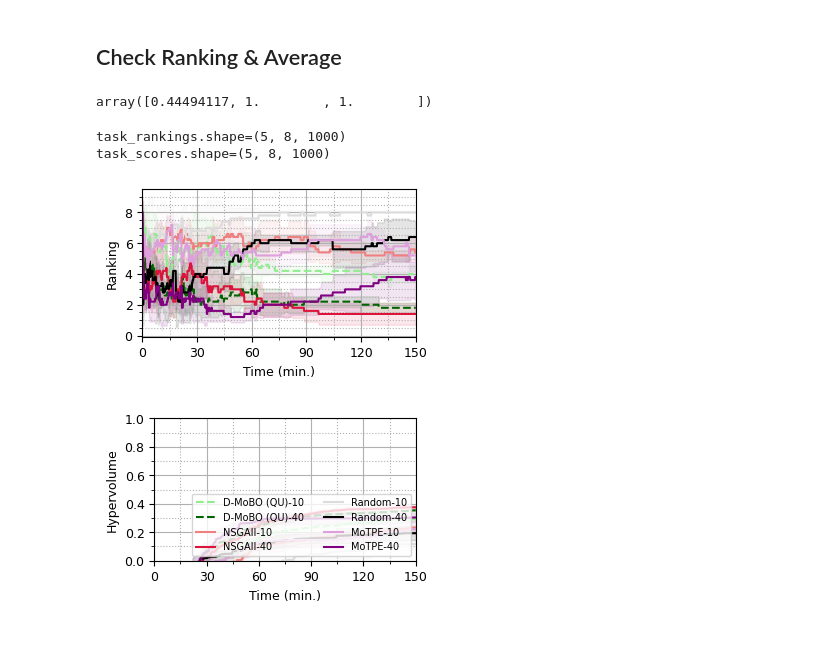
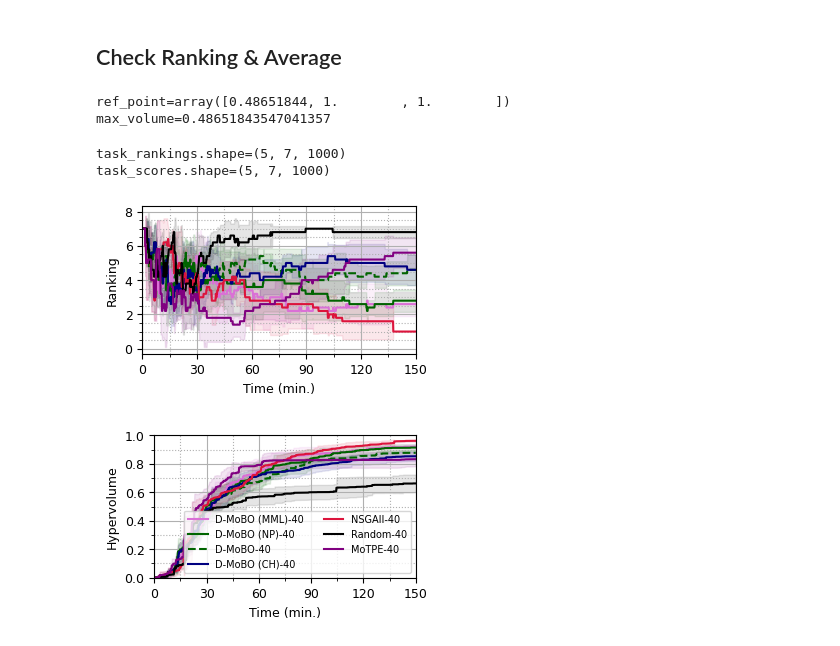
Before and after one commit to deephyper/bo-moo, a Jupyter notebook: notebooks/Plots JAHSBench.ipynb, the cells around one changed output. Drawn from its saved outputs; the diff is of its cells as text; code cells hidden in the pictures.

Commit message:
updating plots

```diff
--- a/notebooks/Plots JAHSBench.ipynb
+++ b/notebooks/Plots JAHSBench.ipynb
@@ -232,9 +242,13 @@ for (task_name,), group_df in df.groupby(["task"]):
 ref_point = scaler.transform([[-88, 1.0, 1.0]])[0]
 ref_point[1] = 1.0
 ref_point[2] = 1.0
-ref_point
+print(f"{ref_point=}")
+
+max_volume = np.prod(ref_point)
+print(f"{max_volume=}")
 # %% [output]
-array([0.44494117, 1.        , 1.        ])
+ref_point=array([0.48651844, 1.        , 1.        ])
+max_volume=0.48651843547041357
 # %%
 def hypervolume_curve(y, ref_point):
     assert np.shape(y)[1] == np.shape(ref_point)[0]
@@ -244,9 +258,3 @@ def hypervolume_curve(y, ref_point):
         pf = pareto_front(y[: i + 1])
         hv.append(hypervolume(pf, ref=ref_point))
     return hv
-# %%
-# Compute the hypervolume curve
-df["hypervolume"] = None
-for group_values, group_df in tqdm(df.groupby(["task", "solver", "node", "repetition"])):
-    hv = hypervolume_curve(group_df[objective_columns].values, ref_point=ref_point)
-    df.loc[group_df.index, "hypervolume"] = hv
@@ -253,8 +303,9 @@ for group_values, group_df in tqdm(df.groupby(["task", "solver", "node", "repeti
 # %%
 solver_linestyle = {
-    "dhmml": "--",
+    "dhmml": "-",
     "dhquc": "--",
-    "dhqu": "--",
+    "dhquc-chep": "--",
+    "dhqu": "-",
     "nsgaii": "-",
     "tpe": "-",
     "random": "-",
@@ -265,48 +316,57 @@ color_mapping = {
     "Random-10": "gainsboro",
     "NSGAII-10": "lightcoral",
     "MoTPE-10": "plum",
-    "D-MoBO (QU)-10": "lightgreen",
+    "D-MoBO (NP)-10": "lightgreen",
+    "D-MoBO-10": "lightgreen",
+    "D-MoBO (CH)-10": "lightskyblue",
+    "D-MoBO (MML)-40": "orangered",
     # 20
     "Random-20": "lightgray",
     "NSGAII-20": "coral",
     "MoTPE-20": "violet",
-    "D-MoBO (QU)-20": "limegreen",
+    "D-MoBO (NP)-20": "limegreen",
+    "D-MoBO-20": "limegreen",
     # 30
     "Random-30": "gray",
     "NSGAII-30": "orangered",
     "MoTPE-30": "orchid",
-    "D-MoBO (QU)-30": "seagreen",
+    "D-MoBO (NP)-30": "seagreen",
+    "D-MoBO-30": "seagreen",
     # 40
     "Random-40": "black",
     "NSGAII-40": "crimson",
     "MoTPE-40": "purple",
-    "D-MoBO (QU)-40": "darkgreen",
+    "D-MoBO (NP)-40": "darkgreen",
+    "D-MoBO-40": "darkgreen",
+    "D-MoBO (CH)-40": "navy",
+    "D-MoBO (MML)-40": "orchid",
 }
 
 label_mapping = {
     "dhmml": "D-MoBO (MML)",
-    "dhquc": "D-MoBO (QU+C)",
-    "dhqu": "D-MoBO (QU)",
+    "dhquc-cheb": "D-MoBO (CH)",
+    "dhquc": "D-MoBO",
+    "dhqu": "D-MoBO (NP)",
     "nsgaii": "NSGAII",
     "tpe": "MoTPE",
     "random": "Random",
 }
-nodes = [10, 20, 30, 40]
+nodes = [10, 40]
 # %%
-filter = df["node"].isin([10, 40]) & (
-    df["solver"].isin(["dhqu", "nsgaii", "tpe", "random"])
+filter = hv_df["node"].isin([40]) & (
+    hv_df["solver"].isin(["dhmml", "dhqu", "dhquc", "dhquc-cheb", "nsgaii", "tpe", "random"])
 )
 
 task_rankings = []
 task_scores = []
-for labels, group_df in df[filter].groupby(["task", "repetition"]):
+for labels, group_df in hv_df[filter].groupby(["task", "repetition"]):
     group_labels = []
     group_hv = []
     for gv, gdf in group_df.groupby(["solver", "node"]):
         group_labels.append(gv)
         group_hv.append(gdf["hypervolume"].values)
 
-    group_hv = np.array(group_hv)
+    group_hv = np.array(group_hv) / max_volume
 
     # Ranking which takes into account ties given a tolerance
     ranks = np.zeros_like(group_hv).astype(int)
@@ -382,34 +442,34 @@ for i, label in enumerate(group_labels):
         linestyle=solver_linestyle.get(solver, "-"),
         color=color_mapping[flabel],
         label=flabel,
     )
     plt.fill_between(
         x,
         average_scores[i] - stde_scores[i],
         average_scores[i] + stde_scores[i],
         alpha=0.1,
         color=color_mapping[flabel],
     )
 plt.ylim(0, 1)
 plt.xlabel("Time (min.)")
 plt.ylabel("Hypervolume")
 plt.legend(ncols=2, loc="lower right", fontsize=7)
 plt.grid(True, which="major")
 plt.grid(True, which="minor", linestyle=":")
 plt.xlim(min(times), max(times))
 
 ax = plt.gca()
 ticker_freq = t_max / 5
 ax.xaxis.set_major_locator(ticker.MultipleLocator(ticker_freq))
 ax.xaxis.set_major_formatter(minute_major_formatter)
 ax.yaxis.set_minor_locator(ticker.MultipleLocator(0.1))
 ax.xaxis.set_minor_locator(ticker.MultipleLocator(ticker_freq / 2))
 
 plt.tight_layout()
 plt.savefig("output/jahsbench/figures/average_hypervolume.png", dpi=360)
 plt.show()
 # %% [output]
-task_rankings.shape=(5, 8, 1000)
-task_scores.shape=(5, 8, 1000)
+task_rankings.shape=(5, 7, 1000)
+task_scores.shape=(5, 7, 1000)
-[figure, old version]
+[figure, new version]
-[figure, old version]
+[figure, new version]
```
Also changed, not shown: parts of 5 cells of this notebook, 29 other files.
